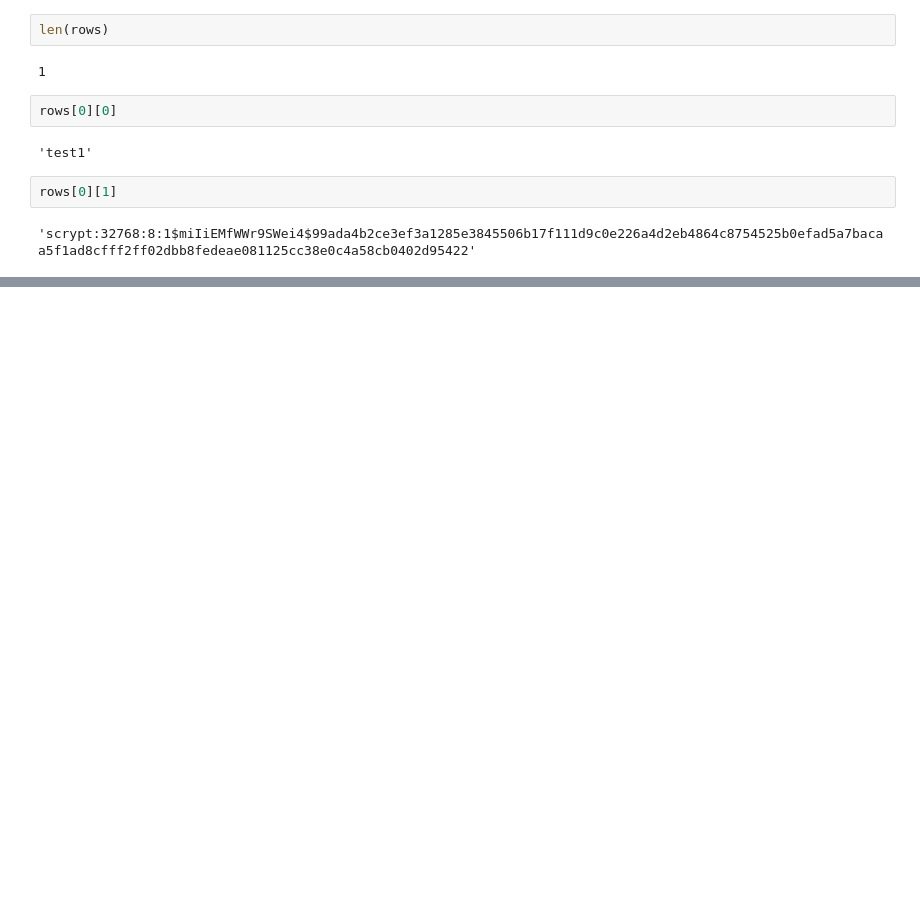
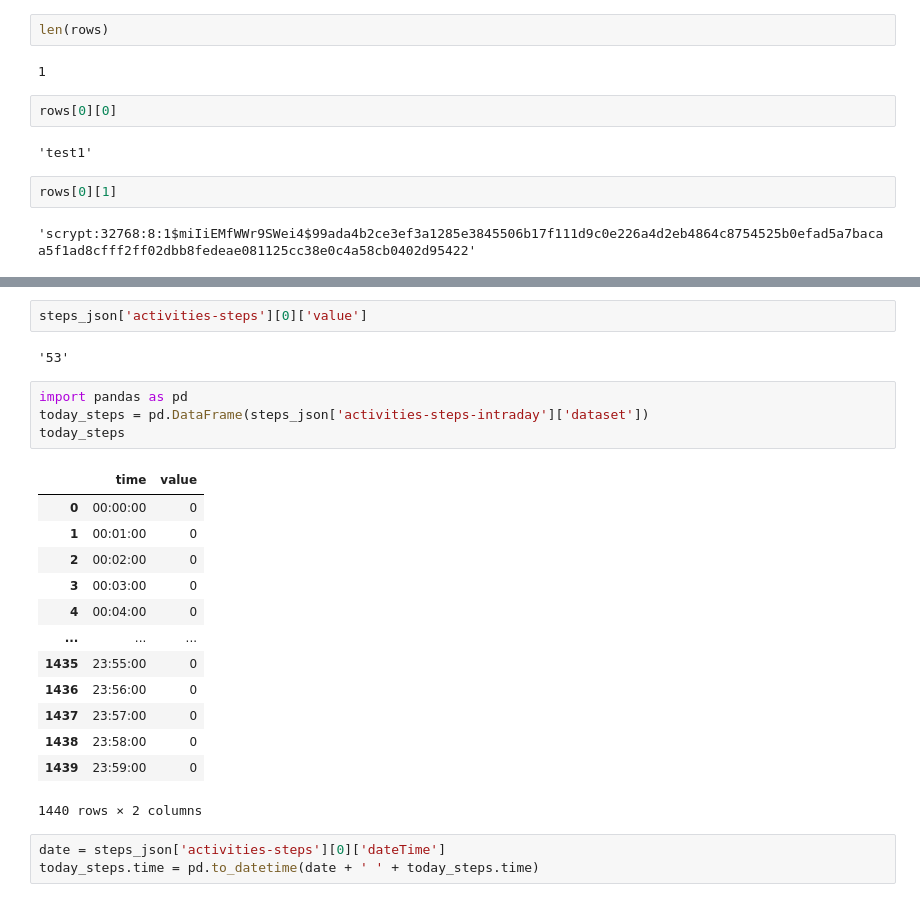
Before and after one commit to claudia-liauw/health-app, a Jupyter notebook: notebooks/2_app.ipynb, the cells around one changed output, grey strips where cells are left out. Cells and saved outputs as stored; diff of their text form; blank space fills up the shorter version.

```diff
--- a/notebooks/2_app.ipynb
+++ b/notebooks/2_app.ipynb
@@ -122,0 +159,25 @@ rows[0][1]
+# %%
+steps_json['activities-steps'][0]['value']
+# %% [output]
+'53'
+# %%
+import pandas as pd
+today_steps = pd.DataFrame(steps_json['activities-steps-intraday']['dataset'])
+today_steps
+# %% [output]
+|  | time | value |
+| 0 | 00:00:00 | 0 |
+| 1 | 00:01:00 | 0 |
+| 2 | 00:02:00 | 0 |
+| 3 | 00:03:00 | 0 |
+| 4 | 00:04:00 | 0 |
+| ... | ... | ... |
+| 1435 | 23:55:00 | 0 |
+| 1436 | 23:56:00 | 0 |
+| 1437 | 23:57:00 | 0 |
+| 1438 | 23:58:00 | 0 |
+| 1439 | 23:59:00 | 0 |
+1440 rows × 2 columns
+# %%
+date = steps_json['activities-steps'][0]['dateTime']
+today_steps.time = pd.to_datetime(date + ' ' + today_steps.time)
```
Also changed, not shown: parts of 13 cells of this notebook, 1 other file.
